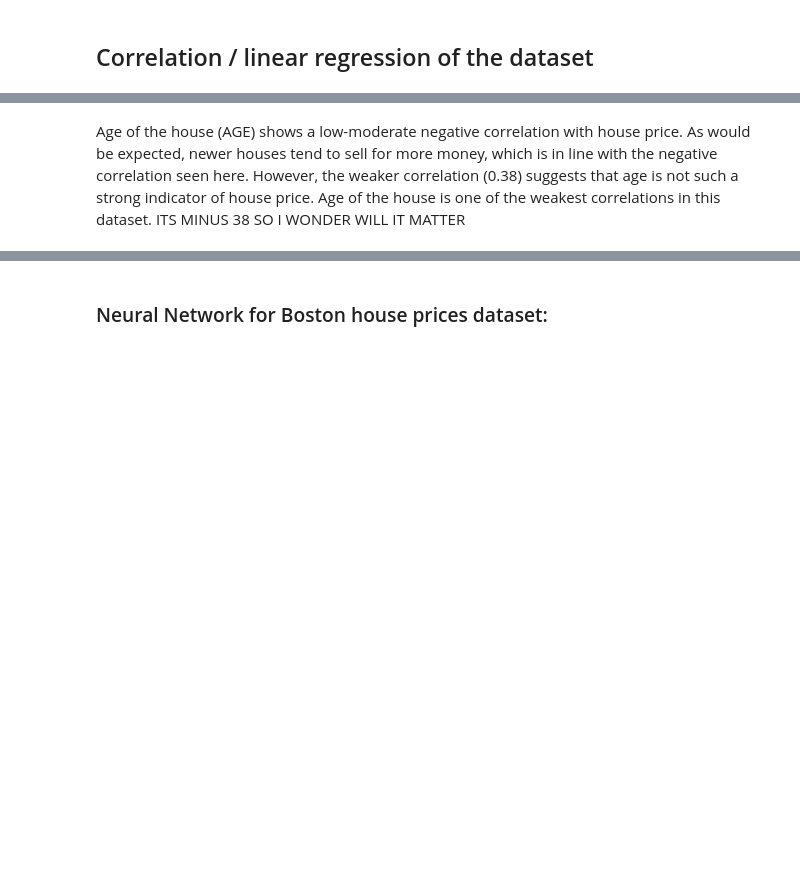
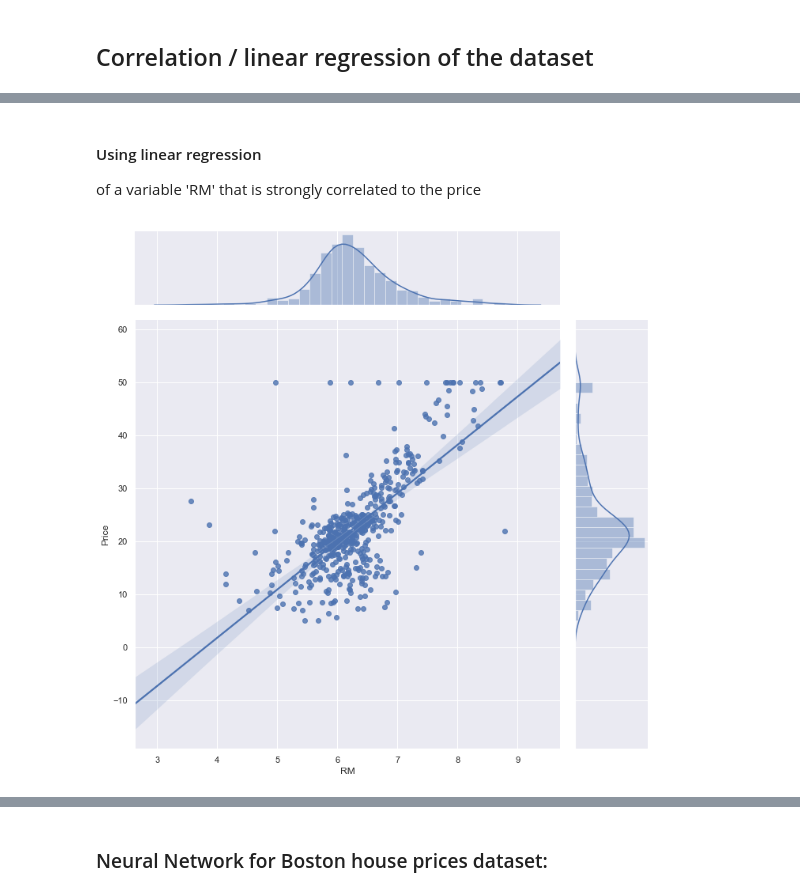
Before and after one commit to MartynaMisk/MachineLearnStat_Assessment, a Jupyter notebook: Project-HousePricing.ipynb, the cells around one changed output, grey strips where cells are left out. Cells and saved outputs as stored; diff of their text form; code cells hidden in the pictures; blank space fills up the shorter version.

```diff
--- a/Project-HousePricing.ipynb
+++ b/Project-HousePricing.ipynb
@@ -292,2 +264,9 @@ diag_kws={'bins': 30})
-# %% [markdown]
-Age of the house (AGE) shows a low-moderate negative correlation with house price. As would be expected, newer houses tend to sell for more money, which is in line with the negative correlation seen here. However, the weaker correlation (0.38) suggests that age is not such a strong indicator of house price. Age of the house is one of the weakest correlations in this dataset. ITS MINUS 38 SO I WONDER WILL IT MATTER
+# %% [markdown]
+#### Using linear regression
+of a variable 'RM' that is strongly correlated to the price
+# %%
+sns.jointplot(x=data["RM"], y=data["Price"], data=data, kind='reg', height=10)
+#sns.regplot(x=data["RM"], y=data["Price"])
+plt.show();
+# %% [output]
+[figure, added]
```
Also changed, not shown: parts of 61 cells of this notebook.
